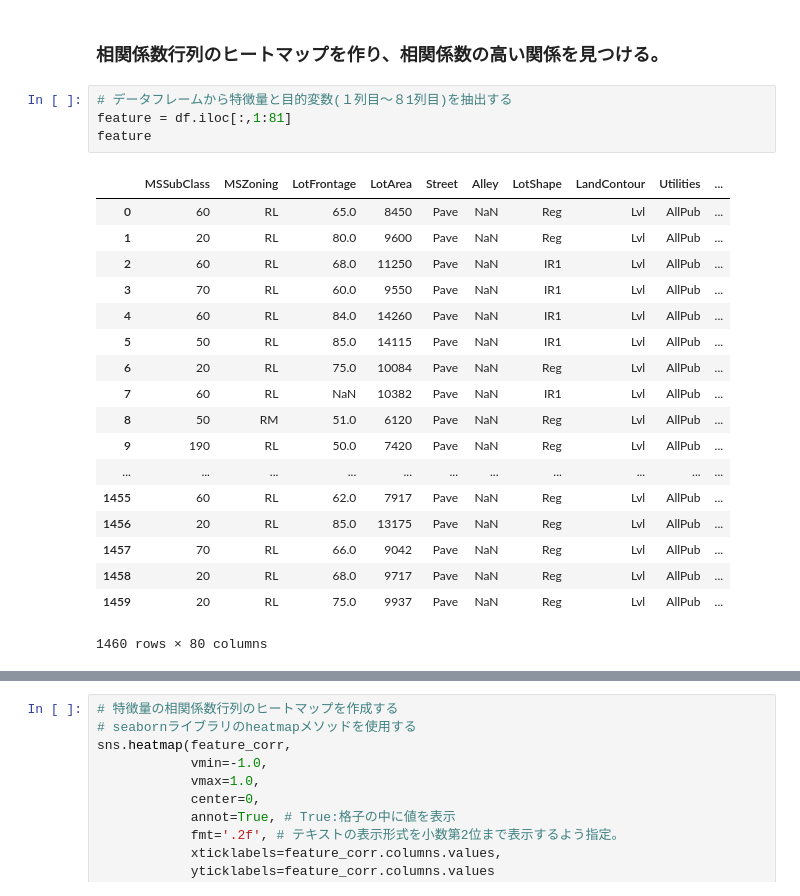
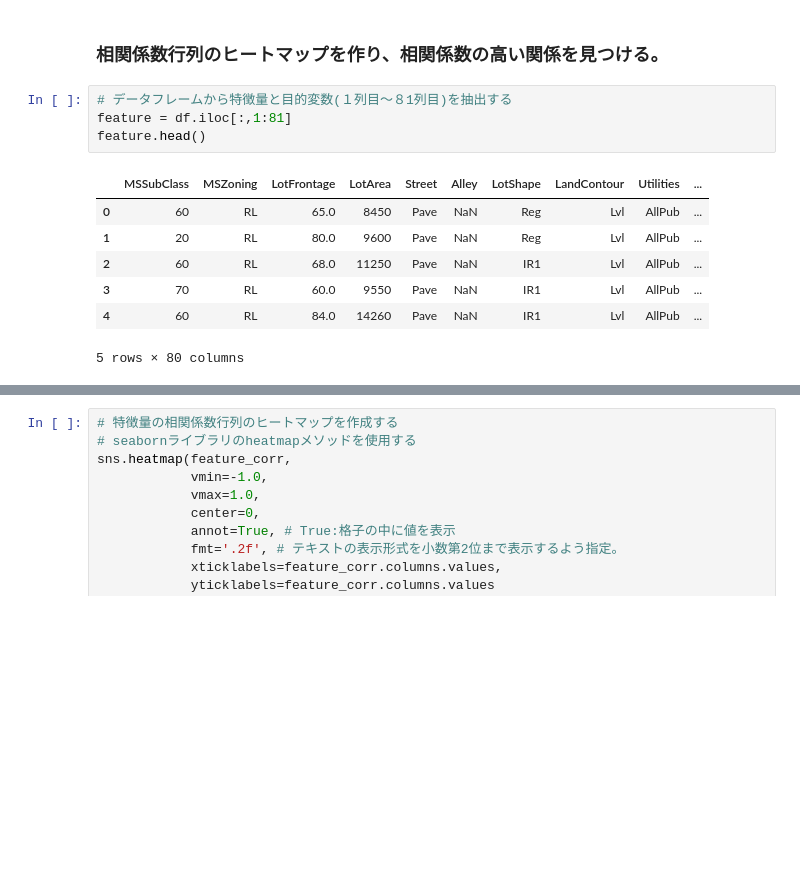
Before and after one commit to Takahiro-Nittamachi/diveintocode-ml, a Jupyter notebook: week3/week3-work2.ipynb, the cells around one changed output, grey strips where cells are left out. Cells and saved outputs as stored; diff of their text form; blank space fills up the shorter version.

```diff
--- a/week3/week3-work2.ipynb
+++ b/week3/week3-work2.ipynb
@@ -544,26 +495,15 @@ df_comparison
 # %%
 # データフレームから特徴量と目的変数(１列目〜８1列目)を抽出する
 feature = df.iloc[:,1:81]
-feature
+feature.head()
 # %% [output]
 |  | MSSubClass | MSZoning | LotFrontage | LotArea | Street | Alley | LotShape | LandContour | Utilities | ... |
 | 0 | 60 | RL | 65.0 | 8450 | Pave | NaN | Reg | Lvl | AllPub | ... |
 | 1 | 20 | RL | 80.0 | 9600 | Pave | NaN | Reg | Lvl | AllPub | ... |
 | 2 | 60 | RL | 68.0 | 11250 | Pave | NaN | IR1 | Lvl | AllPub | ... |
 | 3 | 70 | RL | 60.0 | 9550 | Pave | NaN | IR1 | Lvl | AllPub | ... |
 | 4 | 60 | RL | 84.0 | 14260 | Pave | NaN | IR1 | Lvl | AllPub | ... |
-| 5 | 50 | RL | 85.0 | 14115 | Pave | NaN | IR1 | Lvl | AllPub | ... |
-| 6 | 20 | RL | 75.0 | 10084 | Pave | NaN | Reg | Lvl | AllPub | ... |
-| 7 | 60 | RL | NaN | 10382 | Pave | NaN | IR1 | Lvl | AllPub | ... |
-| 8 | 50 | RM | 51.0 | 6120 | Pave | NaN | Reg | Lvl | AllPub | ... |
-| 9 | 190 | RL | 50.0 | 7420 | Pave | NaN | Reg | Lvl | AllPub | ... |
-| ... | ... | ... | ... | ... | ... | ... | ... | ... | ... | ... |
-| 1455 | 60 | RL | 62.0 | 7917 | Pave | NaN | Reg | Lvl | AllPub | ... |
-| 1456 | 20 | RL | 85.0 | 13175 | Pave | NaN | Reg | Lvl | AllPub | ... |
-| 1457 | 70 | RL | 66.0 | 9042 | Pave | NaN | Reg | Lvl | AllPub | ... |
-| 1458 | 20 | RL | 68.0 | 9717 | Pave | NaN | Reg | Lvl | AllPub | ... |
-| 1459 | 20 | RL | 75.0 | 9937 | Pave | NaN | Reg | Lvl | AllPub | ... |
-1460 rows × 80 columns
+5 rows × 80 columns
 # %%
 # pandasライブラリのcorrメソッドを呼び出し、
 # パラメータにpearsonを指定し(標準)相関係数行列を計算
```
Also changed, not shown: parts of 14 cells of this notebook.
